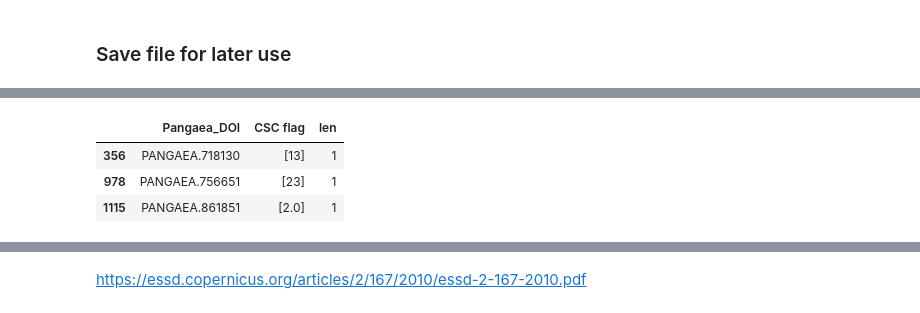
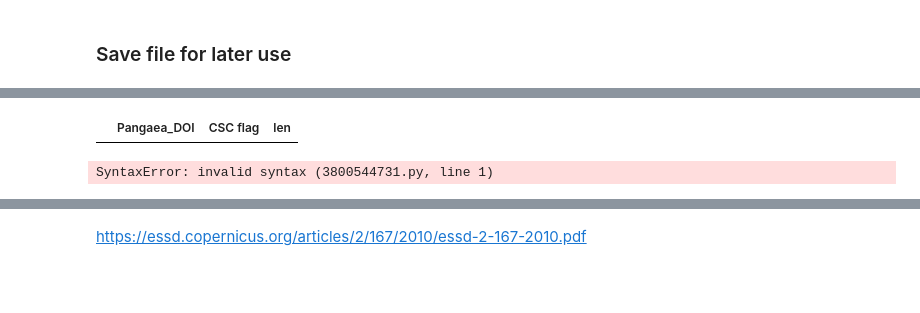
Before and after one commit to PBrockmann/PANGAEA_Scraping, a Jupyter notebook: PANGAEA_getData_ex1.py.ipynb, the cells around one changed output, grey strips where cells are left out. Drawn from its saved outputs; the diff is of its cells as text; code cells hidden in the pictures; blank space fills up the shorter version.

```diff
--- a/PANGAEA_getData_ex1.py.ipynb
+++ b/PANGAEA_getData_ex1.py.ipynb
@@ -345,10 +369,38 @@ d2[d2['len'] >=1 ]
 # %%
-d2[d2['CSC flag'].apply(lambda x: bool(set(x) & set([2,13,23])))]
+d2[d2['CSC flag'].apply(lambda x: bool(set(x) & set([2,4,23])))]
 # %% [output]
 |  | Pangaea_DOI | CSC flag | len |
-| 356 | PANGAEA.718130 | [13] | 1 |
-| 978 | PANGAEA.756651 | [23] | 1 |
-| 1115 | PANGAEA.861851 | [2.0] | 1 |
+# %%
+8     389
+26    343
+15    269
+27     86
+9      75
+29     38
+24     36
+21     13
+25      5
+28      3
+2       1
+4       1
+13      1
+23      1
+
+1
+2
+3
+6
+7
+10
+11
+12
+13
+14
+22
+23
+28
+# %% [output]
+SyntaxError: invalid syntax (3800544731.py, line 1)
 # %%
 a = d2[d2['len'] == 1]['CSC flag']
 b = a.apply(lambda x: int(x[0])).value_counts()
```
Also changed, not shown: parts of 26 cells of this notebook, 2 other files.
